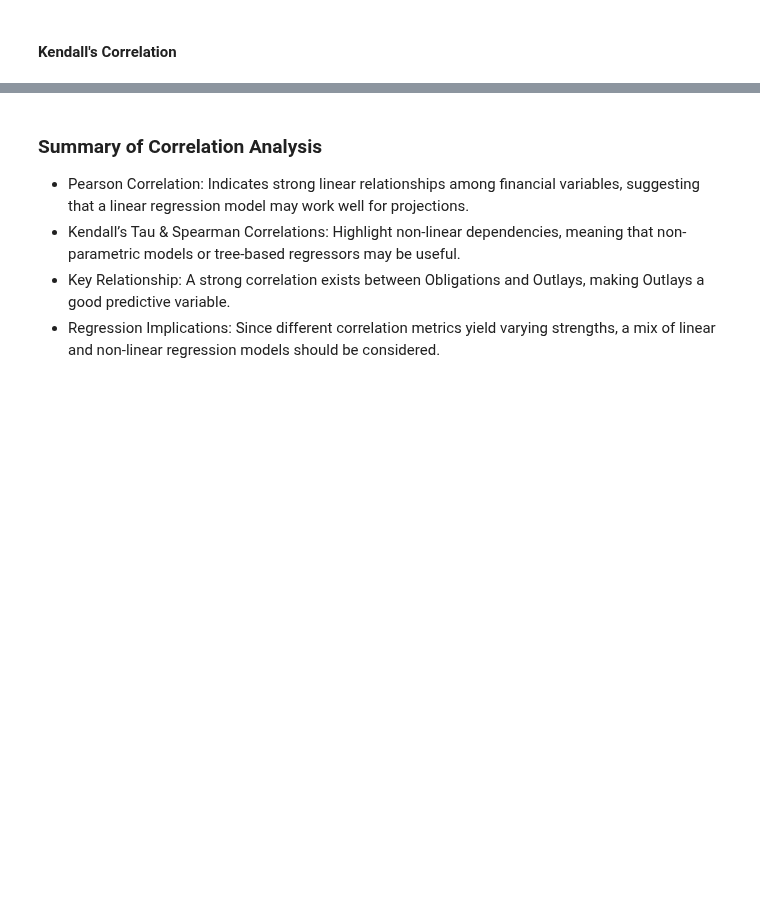
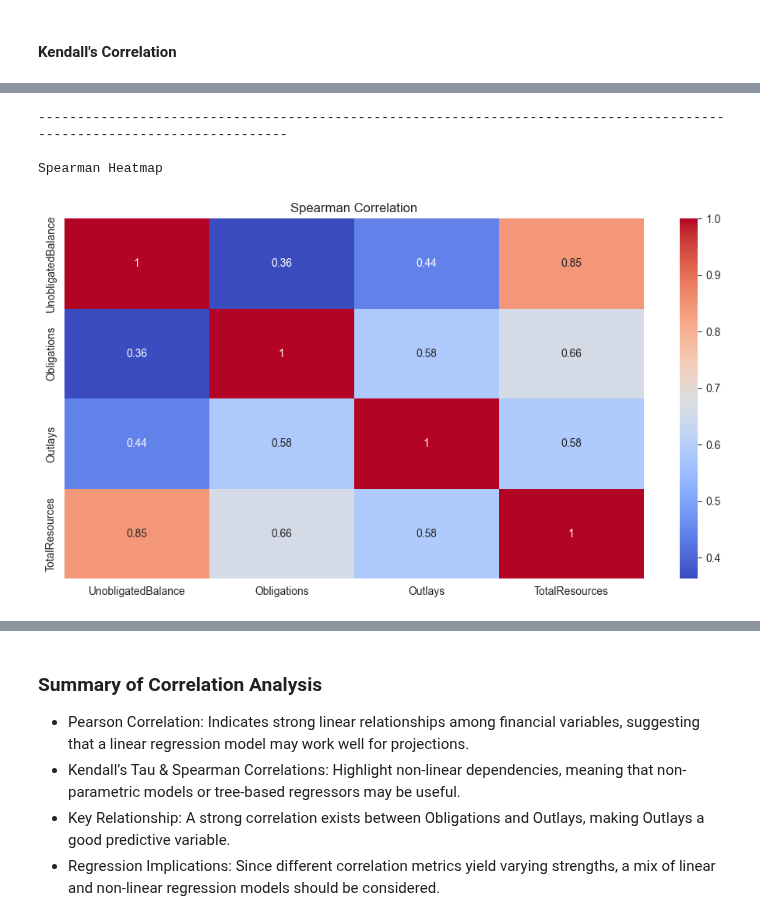
Before and after one commit to is-leeroy-jenkins/BudgetPy, a Jupyter notebook: ipynb/BalanceEstimator.ipynb, the cells around one changed output, grey strips where cells are left out. Drawn from its saved outputs; the diff is of its cells as text; code cells hidden in the pictures; blank space fills up the shorter version.

```diff
--- a/ipynb/BalanceEstimator.ipynb
+++ b/ipynb/BalanceEstimator.ipynb
@@ -555,7 +569,16 @@ plt.show()
 # %%
+print( hdr )
+print( 'Spearman Heatmap' )
+print( nwln )
+
 # Display correlation heatmaps
-plt.figure(figsize=(6, 5))
+plt.figure(figsize=(12, 6))
 sns.heatmap(df_spearman, annot=True, cmap= "coolwarm" )
 plt.title("Spearman Correlation")
 plt.show()
+# %% [output]
+------------------------------------------------------------------------------------------------------------------------
+
+Spearman Heatmap
+[figure, added]
 # %%
```
Also changed, not shown: parts of 23 cells of this notebook.
